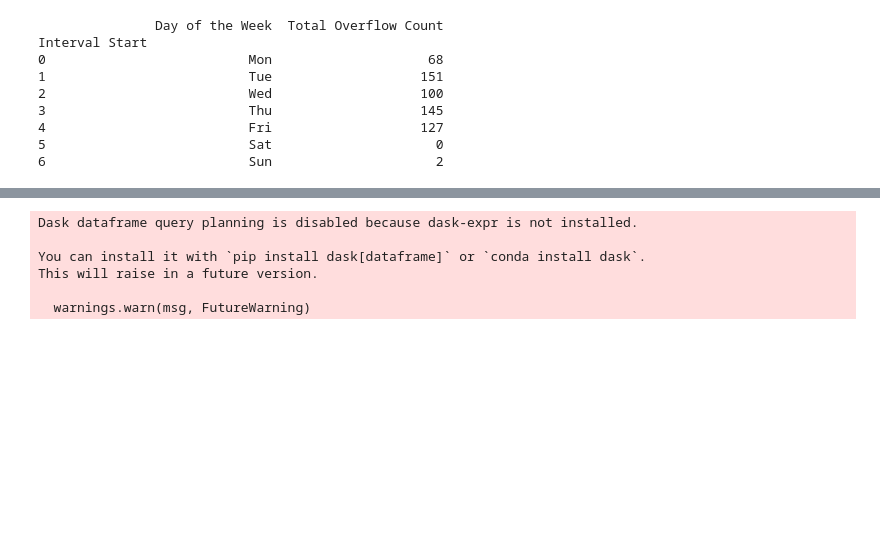
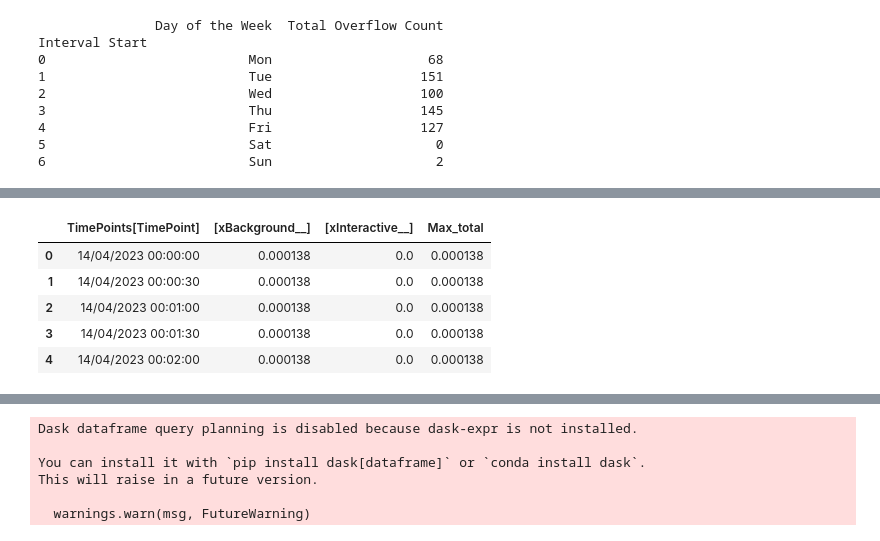
Before and after one commit to Minakshi654/Modelname, a Jupyter notebook: EDA_of_CPU_Utilization_.ipynb, the cells around one changed output, grey strips where cells are left out. Cells and saved outputs as stored; diff of their text form; code cells hidden in the pictures; blank space fills up the shorter version.

```diff
--- a/EDA_of_CPU_Utilization_.ipynb
+++ b/EDA_of_CPU_Utilization_.ipynb
@@ -438,3 +458,7 @@ Interval Start
 4                          Fri                   127
 5                          Sat                     0
 6                          Sun                     2
+# %%
+import pandas as pd
+df= pd.read_csv("CPU_Utilization_2023_Data.csv")
+df.head()
@@ -440,0 +472,11 @@ Interval Start
+# %%
+df['Max_total'] = df['[xBackground__]'] + df['[xInteractive__]']
+# %%
+df.head()
+# %% [output]
+|  | TimePoints[TimePoint] | [xBackground__] | [xInteractive__] | Max_total |
+| 0 | 14/04/2023 00:00:00 | 0.000138 | 0.0 | 0.000138 |
+| 1 | 14/04/2023 00:00:30 | 0.000138 | 0.0 | 0.000138 |
+| 2 | 14/04/2023 00:01:00 | 0.000138 | 0.0 | 0.000138 |
+| 3 | 14/04/2023 00:01:30 | 0.000138 | 0.0 | 0.000138 |
+| 4 | 14/04/2023 00:02:00 | 0.000138 | 0.0 | 0.000138 |
```
Also changed, not shown: parts of 27 cells of this notebook.
